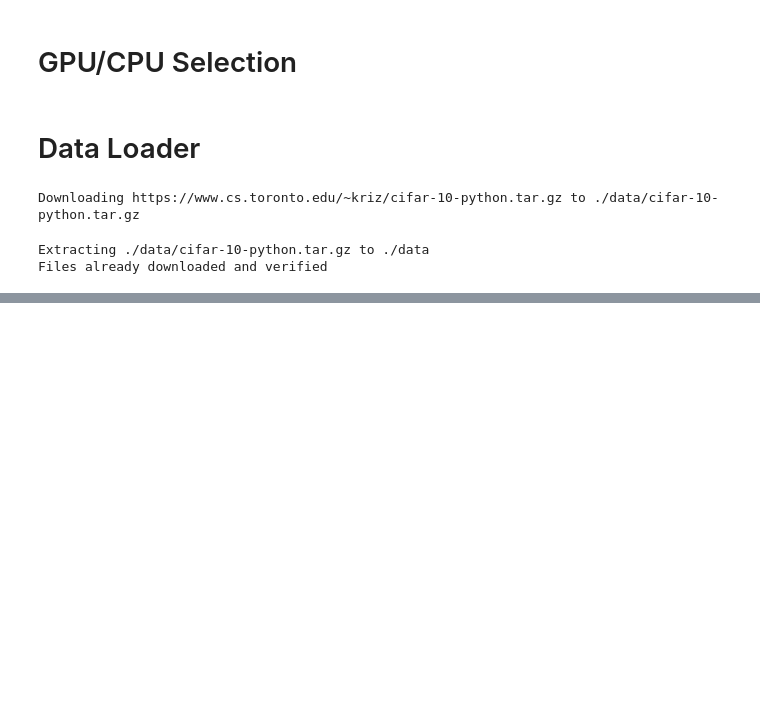
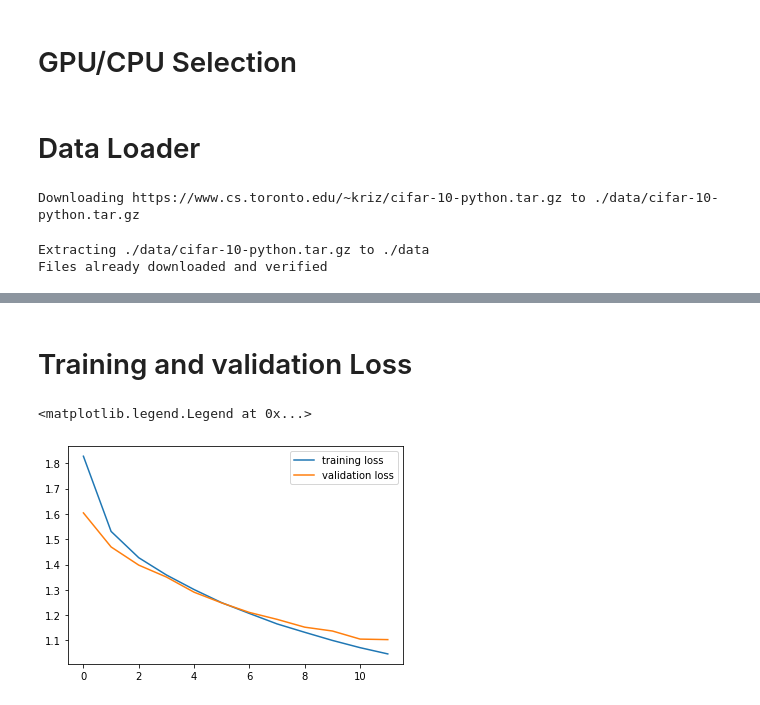
Before and after one commit to deepenmi/pyTorchPractice, a Jupyter notebook: CNN_CIFAR10_Pytorch.ipynb, the cells around one changed output, grey strips where cells are left out. Cells and saved outputs as stored; diff of their text form; code cells hidden in the pictures; blank space fills up the shorter version.

```diff
--- a/CNN_CIFAR10_Pytorch.ipynb
+++ b/CNN_CIFAR10_Pytorch.ipynb
@@ -48,0 +51,24 @@ for idx in np.arange(20):
+# %%
+class LeNet(nn.Module):
+  def __init__(self):
+    super().__init__()
+    # Convolution Layers
+    self.conv1 = nn.Conv2d(3, 20, 5, 1)      # no. of input channels, no. of output channels, kernel size, stride length
+    self.conv2 = nn.Conv2d(20, 50, 5, 1)
+    # Fully Connected Layers
+    self.fc1 = nn.Linear(5*5*50, 500)
+    self.dropout1 = nn.Dropout(0.5)
+    self.fc2 = nn.Linear(500, 10)
+  def forward(self, x):
+    x = F.relu(self.conv1(x))
+    x = F.max_pool2d(x, 2, 2)
+    x = F.relu(self.conv2(x))
+    x = F.max_pool2d(x, 2, 2)
+    x = x.view(-1, 5*5*50)
+    x = F.relu(self.fc1(x))
+    x = self.dropout1(x)
+    x = self.fc2(x)
+    return x
+# %%
+model = LeNet().to(device)
+model
@@ -48,0 +83,3 @@ for idx in np.arange(20):
+# %%
+criterion = nn.CrossEntropyLoss()
+optimizer = torch.optim.Adam(model.parameters(), lr = 0.0001)
@@ -48,0 +156,9 @@ for idx in np.arange(20):
+# %% [markdown]
+# Training and validation Loss
+# %%
+plt.plot(running_loss_history, label='training loss')
+plt.plot(val_running_loss_history,label='validation loss')
+plt.legend()
+# %% [output]
+<matplotlib.legend.Legend at 0x...>
+[figure, added]
```
Also changed, not shown: parts of 8 cells of this notebook.
